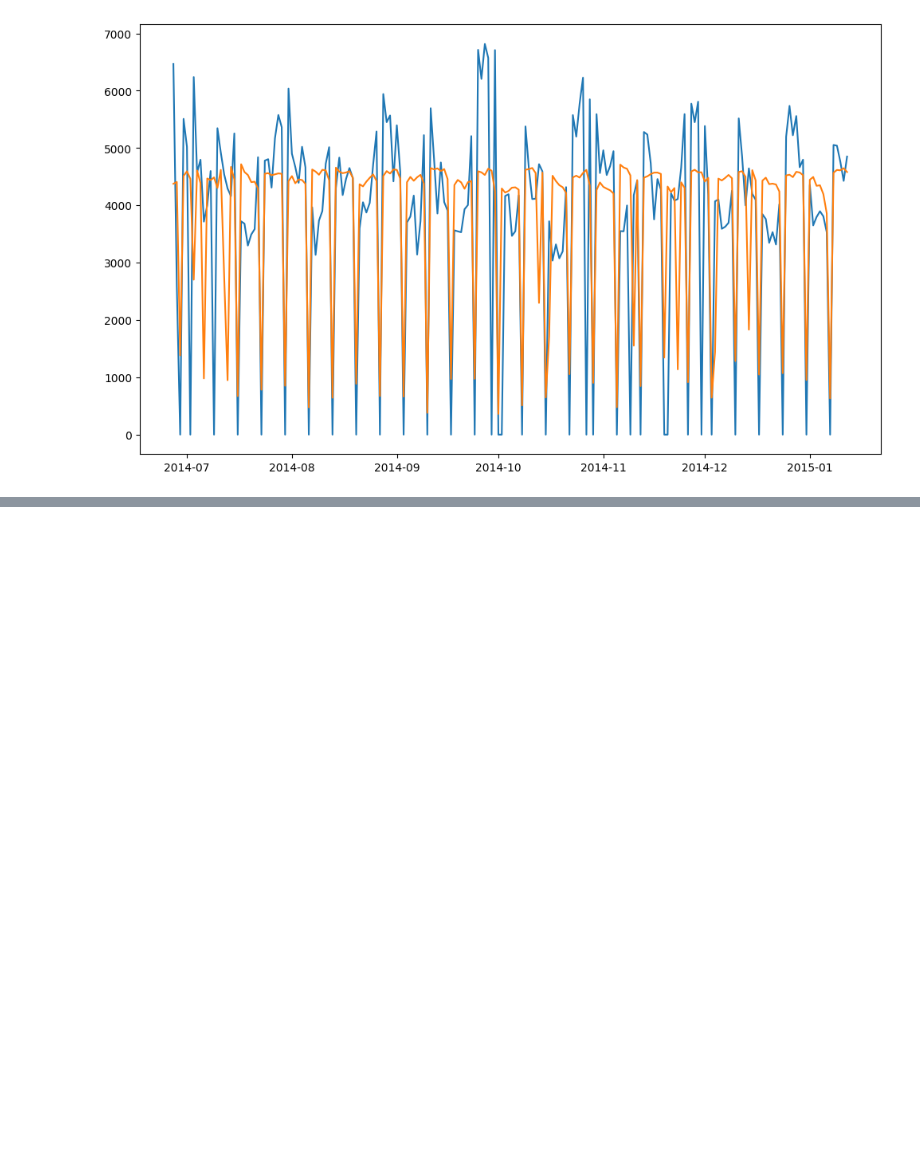
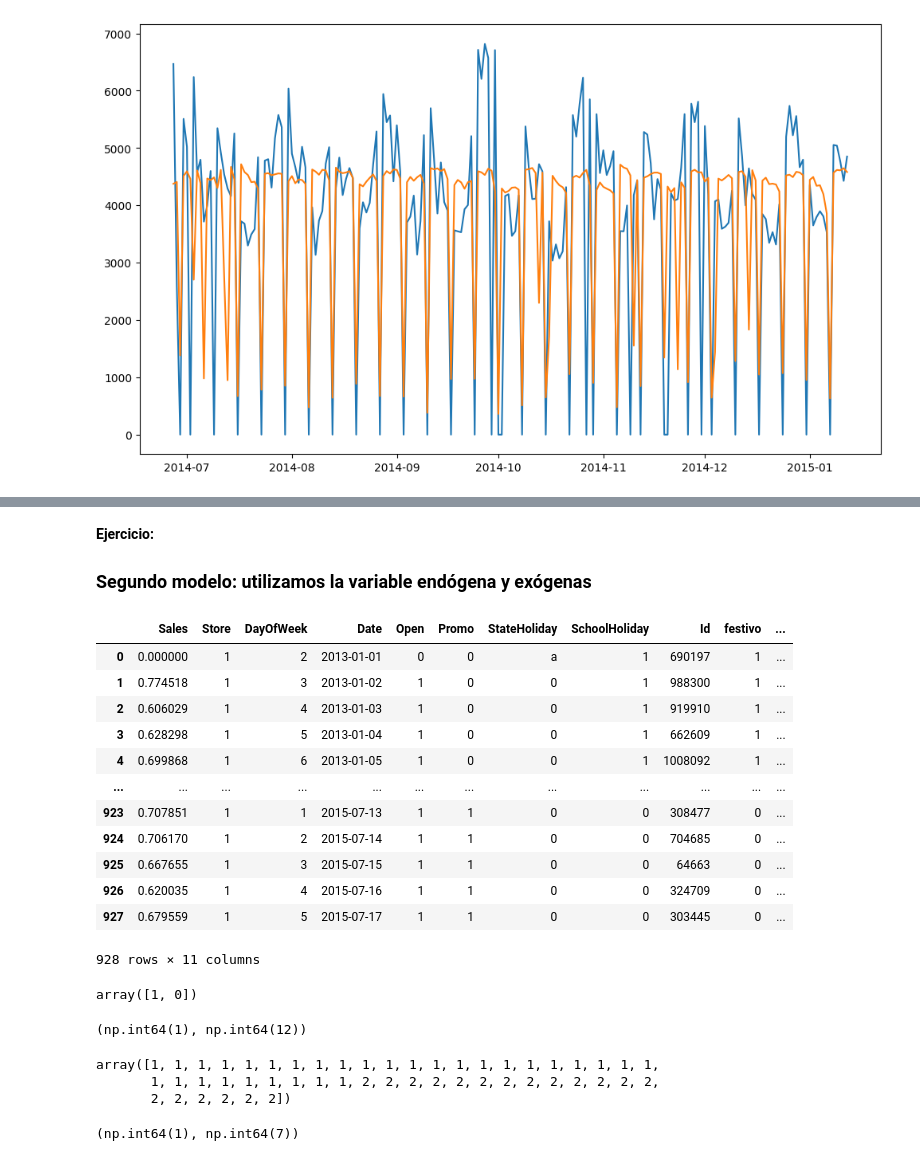
Before and after one commit to choppeb7/Series_temporales_redes_recurrentes_rossmann, a Jupyter notebook: store1_notebook.ipynb, the cells around one changed output, grey strips where cells are left out. Saved outputs shown, nothing was run; the diff lists cells and outputs as text; code cells hidden in the pictures; blank space fills up the shorter version.

Commit message:
validando modelo multiples variables

```diff
--- a/store1_notebook.ipynb
+++ b/store1_notebook.ipynb
@@ -805,0 +833,35 @@ plt.show()
+# %% [markdown]
+**Ejercicio:**
+### Segundo modelo: utilizamos la variable endógena y exógenas
+# %%
+df_tienda1_transf
+# %% [output]
+|  | Sales | Store | DayOfWeek | Date | Open | Promo | StateHoliday | SchoolHoliday | Id | festivo | ... |
+| 0 | 0.000000 | 1 | 2 | 2013-01-01 | 0 | 0 | a | 1 | 690197 | 1 | ... |
+| 1 | 0.774518 | 1 | 3 | 2013-01-02 | 1 | 0 | 0 | 1 | 988300 | 1 | ... |
+| 2 | 0.606029 | 1 | 4 | 2013-01-03 | 1 | 0 | 0 | 1 | 919910 | 1 | ... |
+| 3 | 0.628298 | 1 | 5 | 2013-01-04 | 1 | 0 | 0 | 1 | 662609 | 1 | ... |
+| 4 | 0.699868 | 1 | 6 | 2013-01-05 | 1 | 0 | 0 | 1 | 1008092 | 1 | ... |
+| ... | ... | ... | ... | ... | ... | ... | ... | ... | ... | ... | ... |
+| 923 | 0.707851 | 1 | 1 | 2015-07-13 | 1 | 1 | 0 | 0 | 308477 | 0 | ... |
+| 924 | 0.706170 | 1 | 2 | 2015-07-14 | 1 | 1 | 0 | 0 | 704685 | 0 | ... |
+| 925 | 0.667655 | 1 | 3 | 2015-07-15 | 1 | 1 | 0 | 0 | 64663 | 0 | ... |
+| 926 | 0.620035 | 1 | 4 | 2015-07-16 | 1 | 1 | 0 | 0 | 324709 | 0 | ... |
+| 927 | 0.679559 | 1 | 5 | 2015-07-17 | 1 | 1 | 0 | 0 | 303445 | 0 | ... |
+928 rows × 11 columns
+# %%
+df_tienda1_transf["festivo"].unique()
+# %% [output]
+array([1, 0])
+# %%
+from my_utils_series_temporales import int2dummy
+
+min(mes), max(mes)
+# %% [output]
+(np.int64(1), np.int64(12))
+# %%
+mes[:50]
+# %% [output]
+array([1, 1, 1, 1, 1, 1, 1, 1, 1, 1, 1, 1, 1, 1, 1, 1, 1, 1, 1, 1, 1, 1,
+       1, 1, 1, 1, 1, 1, 1, 1, 1, 2, 2, 2, 2, 2, 2, 2, 2, 2, 2, 2, 2, 2,
+       2, 2, 2, 2, 2, 2])
@@ -805,0 +870,4 @@ plt.show()
+# %%
+min(day_of_week), max(day_of_week)
+# %% [output]
+(np.int64(1), np.int64(7))
```
Also changed, not shown: parts of 23 cells of this notebook, 2 other files.
